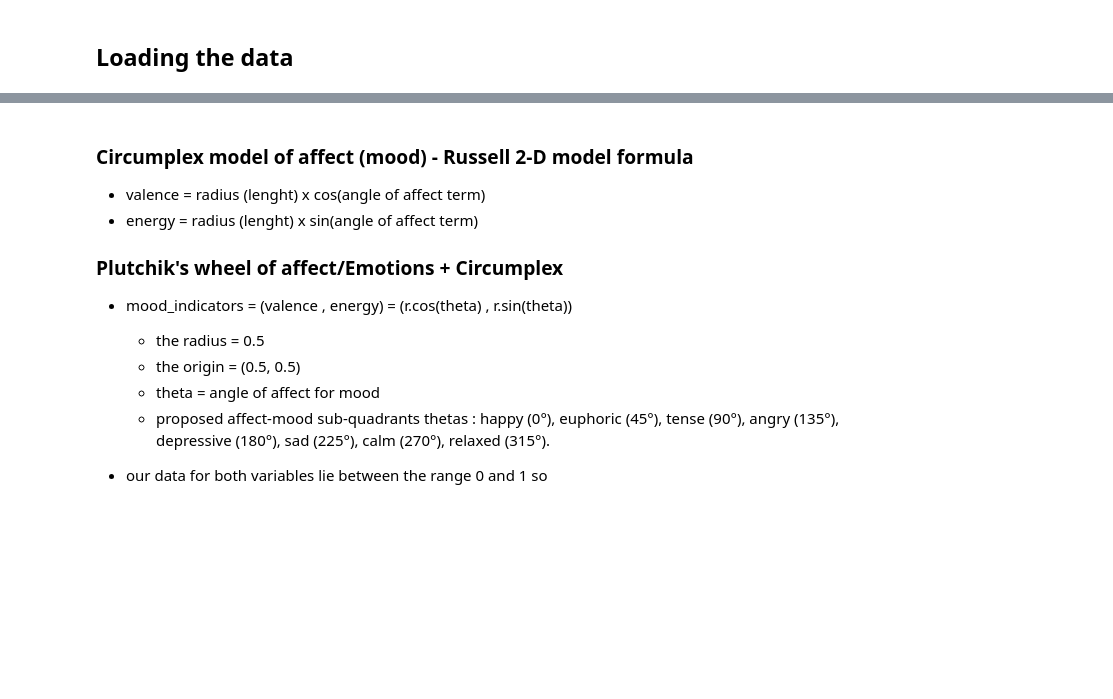
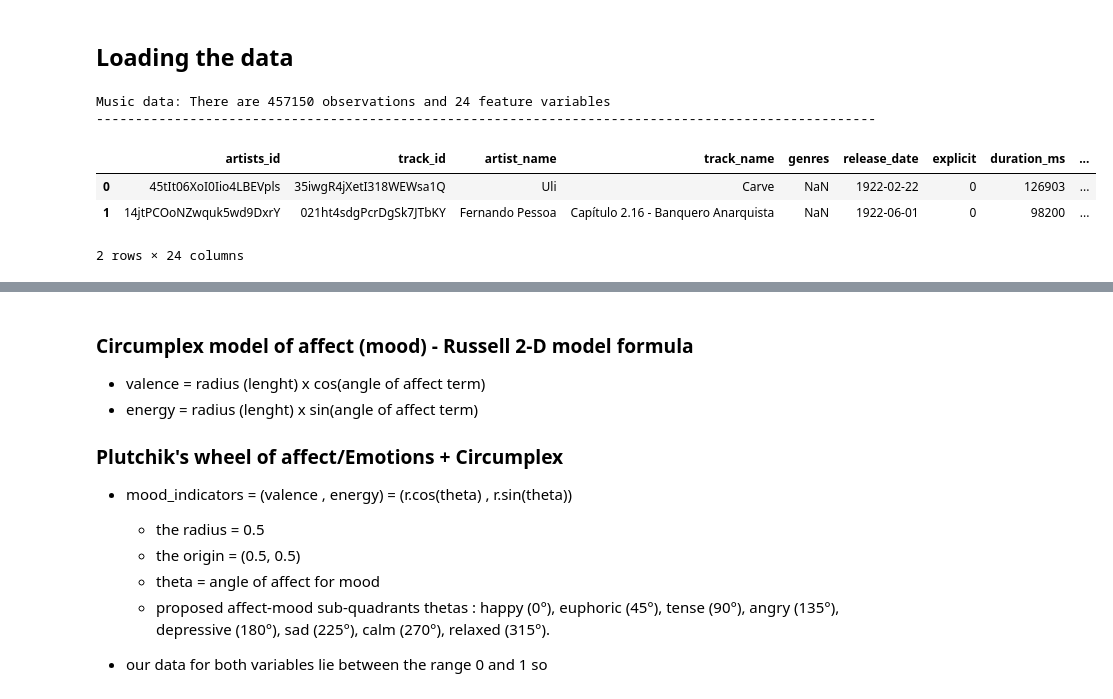
Before and after one commit to ShahiW/moosic, a Jupyter notebook: notebooks/moosic_model.ipynb, the cells around one changed output, grey strips where cells are left out. Cells and saved outputs as stored; diff of their text form; code cells hidden in the pictures; blank space fills up the shorter version.

```diff
--- a/notebooks/moosic_model.ipynb
+++ b/notebooks/moosic_model.ipynb
@@ -159,15 +163,22 @@ custom_palette
 # %%
 # load the data files for moosic
 
 
-df_musgenre = pd.read_csv('../data/processed/df_with_main_genres_v1.csv', low_memory=False)
+df_musgenre = pd.read_csv('.data/df_with_main_genres_v1.csv', low_memory=False)
 
 # get shape of the artist and tracks dataframe
 
 print(f"Music data: There are {df_musgenre.shape[0]} observations and {df_musgenre.shape[1]} feature variables ")
 print('----------'*10)
 
 df_musgenre.head(2)
+# %% [output]
+Music data: There are 457150 observations and 24 feature variables
+----------------------------------------------------------------------------------------------------
+|  | artists_id | track_id | artist_name | track_name | genres | release_date | explicit | duration_ms | ... |
+| 0 | 45tIt06XoI0Iio4LBEVpls | 35iwgR4jXetI318WEWsa1Q | Uli | Carve | NaN | 1922-02-22 | 0 | 126903 | ... |
+| 1 | 14jtPCOoNZwquk5wd9DxrY | 021ht4sdgPcrDgSk7JTbKY | Fernando Pessoa | Capítulo 2.16 - Banquero Anarquista | NaN | 1922-06-01 | 0 | 98200 | ... |
+2 rows × 24 columns
 # %%
 
 
```
Also changed, not shown: parts of 45 cells of this notebook.
